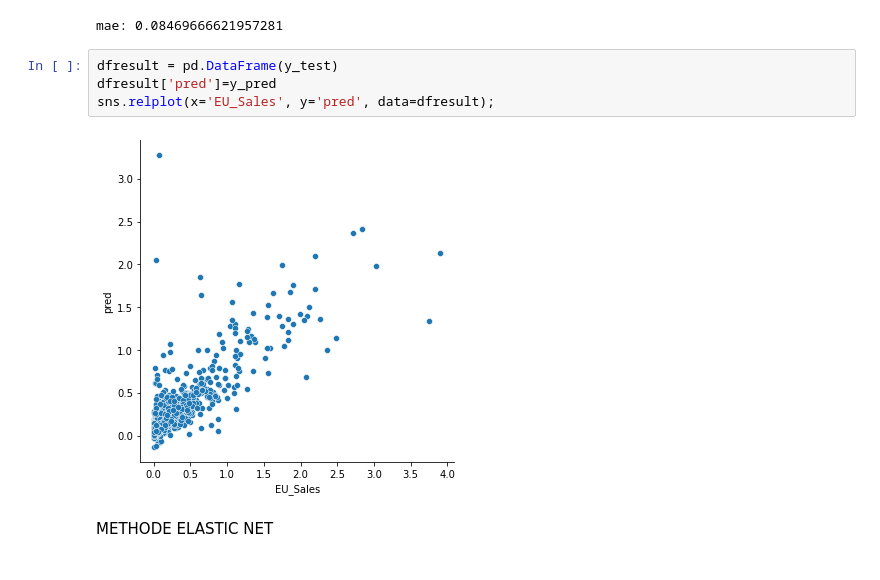
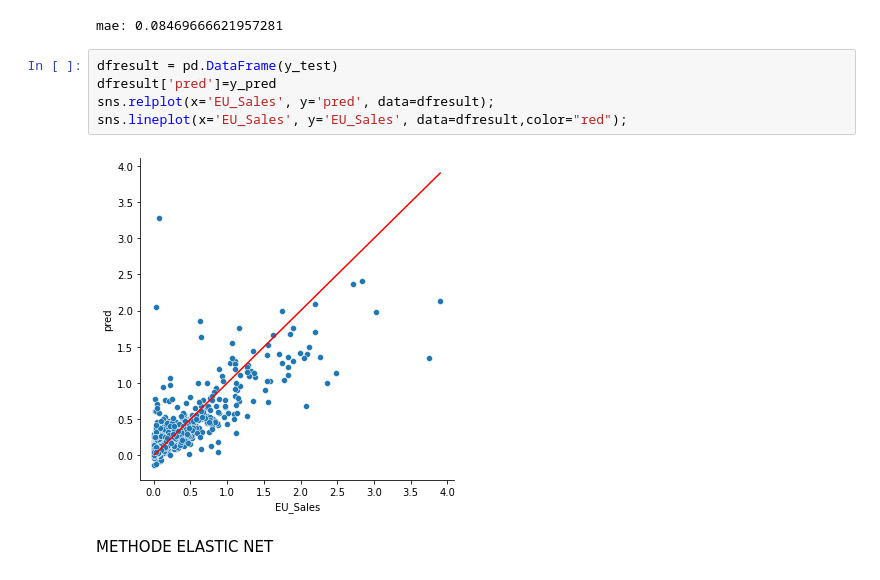
Before and after one commit to Pascal-Thai/GamingSales, a Jupyter notebook: GamingSales_ML_Europe.ipynb, the cells around one changed output. Saved outputs shown, nothing was run; the diff lists cells and outputs as text.

```diff
--- a/GamingSales_ML_Europe.ipynb
+++ b/GamingSales_ML_Europe.ipynb
@@ -149,9 +149,10 @@ mae: 0.08469666621957281
 # %%
 dfresult = pd.DataFrame(y_test)
 dfresult['pred']=y_pred
 sns.relplot(x='EU_Sales', y='pred', data=dfresult);
+sns.lineplot(x='EU_Sales', y='EU_Sales', data=dfresult,color="red");
 # %% [output]
-[figure, old version]
+[figure, new version]
 # %% [markdown]
 METHODE ELASTIC NET
 # %%
```
Also changed, not shown: parts of 1 cell of this notebook.
